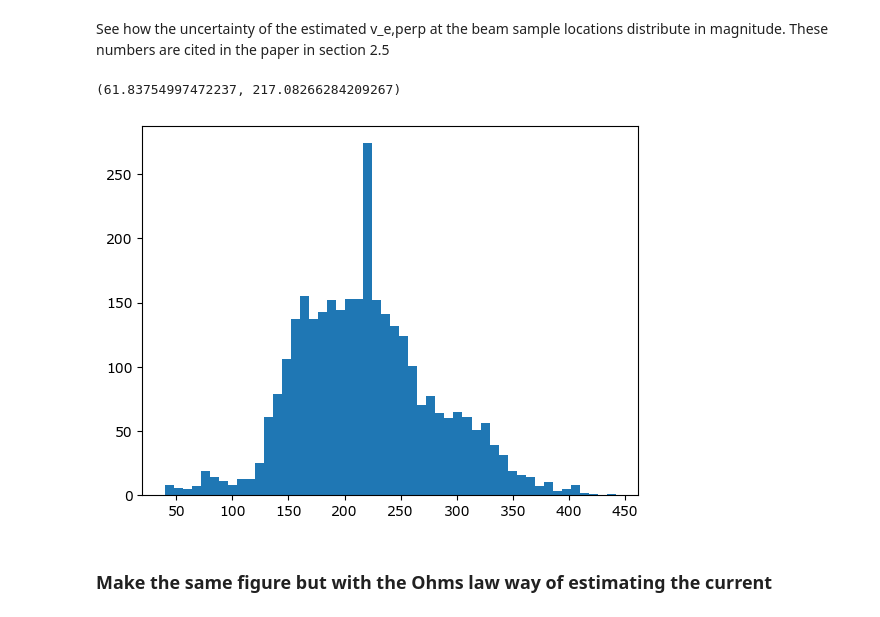
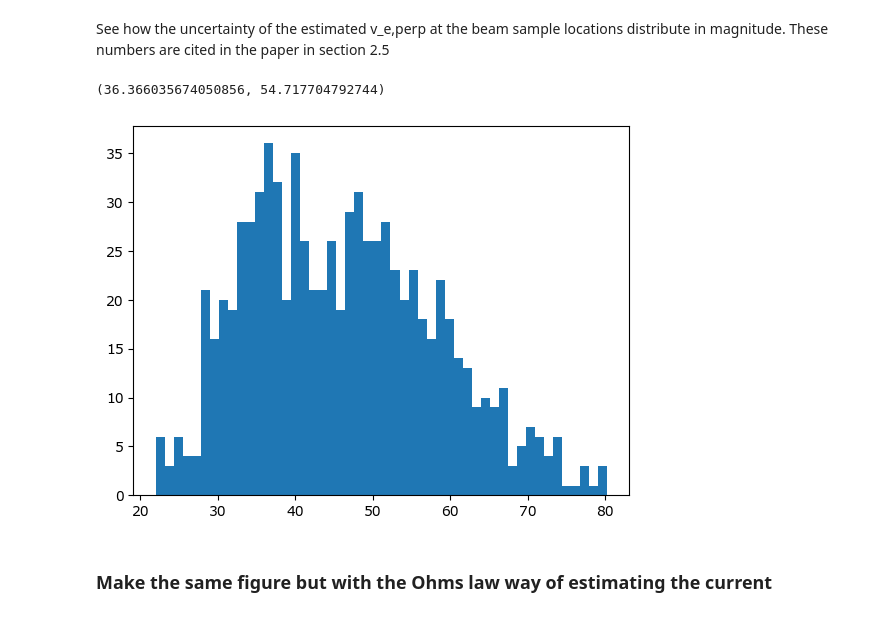
Before and after one commit to jpreistad/e3dsecs, a Jupyter notebook: paper/02_lompefit.ipynb, the cells around one changed output. Drawn from its saved outputs; the diff is of its cells as text; code cells hidden in the pictures.

Commit message:
excluded e3d obs above maph

```diff
--- a/paper/02_lompefit.ipynb
+++ b/paper/02_lompefit.ipynb
@@ -229,12 +229,13 @@ if savefigs:
 # %% [markdown]
 See how the uncertainty of the estimated v_e,perp at the beam sample locations distribute in magnitude. These numbers are cited in the paper in section 2.5
 # %%
-c=1 # Which spatial E, N, U component to look at
-plt.hist(np.sqrt(dat.cov_ve[c,c,:]), bins=50)
-np.std(np.sqrt(dat.cov_ve[c,c,:])), np.median(np.sqrt(dat.cov_ve[c,c,:]))
+c=2 # Which spatial E, N, U component to look at
+use = dat.alt<maph
+plt.hist(np.sqrt(dat.cov_ve[c,c,use]), bins=50)
+np.percentile(np.sqrt(dat.cov_ve[c,c,use]),25), np.percentile(np.sqrt(dat.cov_ve[c,c,use]),75)
 # %% [output]
-(61.83754997472237, 217.08266284209267)
+(36.366035674050856, 54.717704792744)
-[figure, old version]
+[figure, new version]
 # %% [markdown]
 ### Make the same figure but with the Ohms law way of estimating the current
 # %%
```
Also changed, not shown: parts of 5 cells of this notebook, 17 other files.
